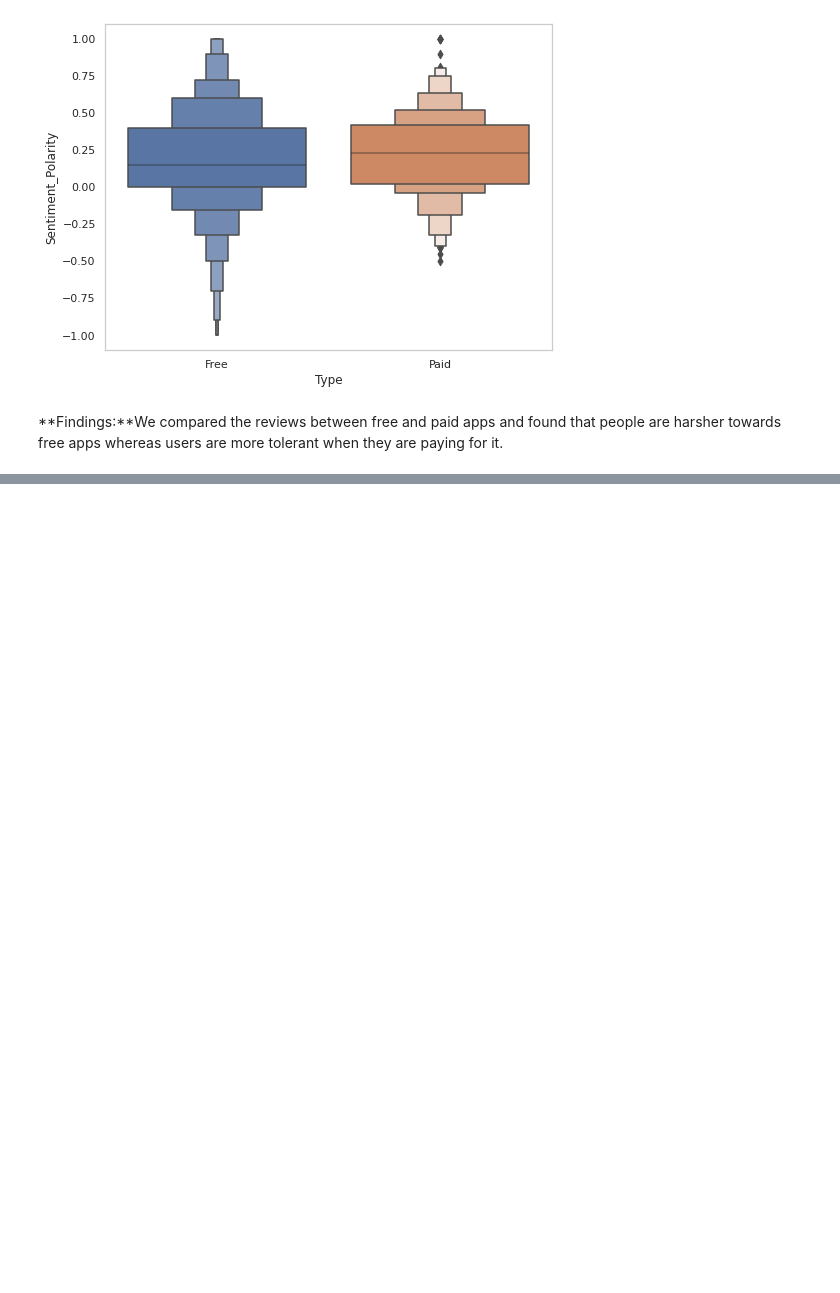
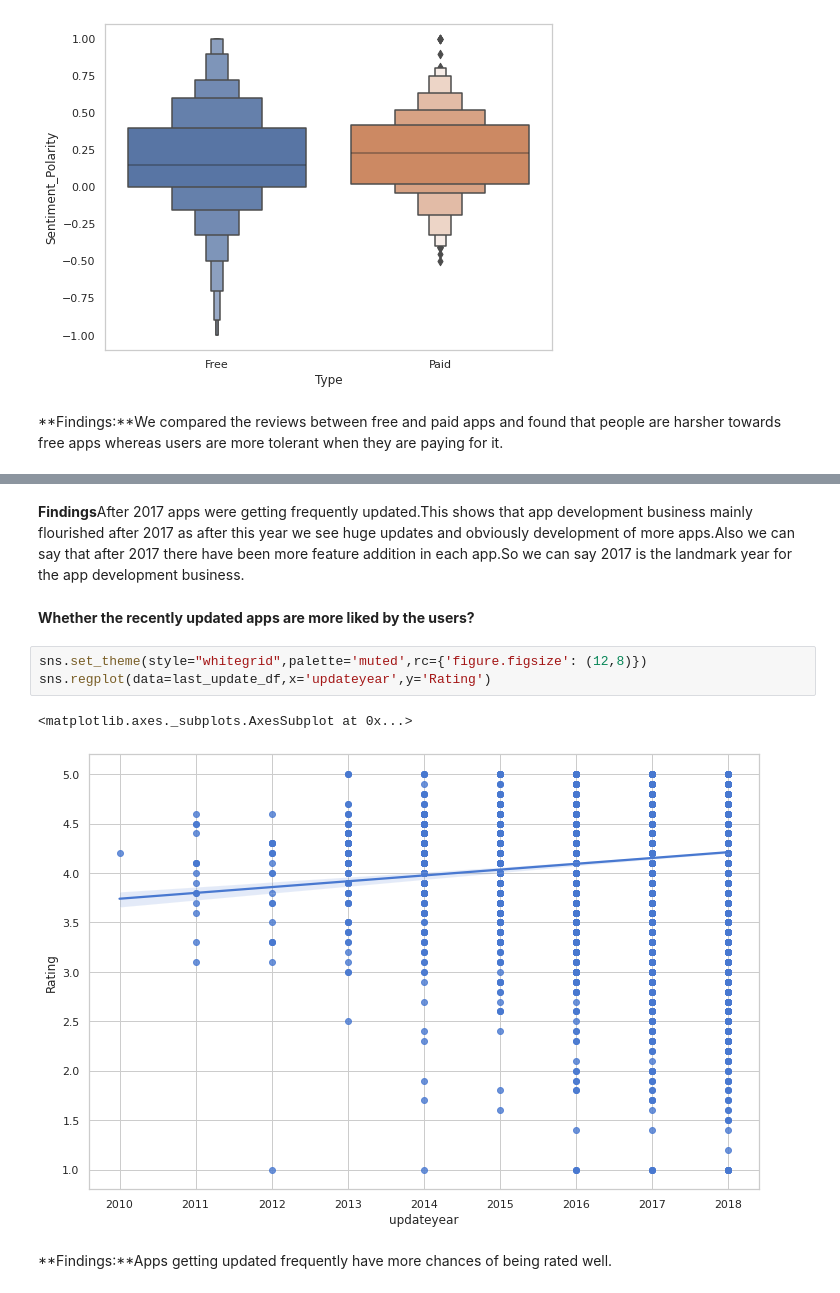
Before and after one commit to sudeep-009/PlayStoreAppReviewAnalysis, a Jupyter notebook: Copy_of_Play_Store_App_Review_Analysis_Capstone_Project.ipynb, the cells around one changed output, grey strips where cells are left out. Saved outputs shown, nothing was run; the diff lists cells and outputs as text; blank space fills up the shorter version.

```diff
--- a/Copy_of_Play_Store_App_Review_Analysis_Capstone_Project.ipynb
+++ b/Copy_of_Play_Store_App_Review_Analysis_Capstone_Project.ipynb
@@ -938,0 +984,12 @@ plt.grid(False)
+# %% [markdown]
+**Findings**After 2017 apps were getting frequently updated.This shows that app development business mainly flourished after 2017 as after this year we see huge updates and obviously development of more apps.Also we can say that after 2017 there have been more feature addition in each app.So we can say 2017 is the landmark year for the app development business.
+# %% [markdown]
+**Whether the recently updated apps are more liked by the users?**
+# %%
+sns.set_theme(style="whitegrid",palette='muted',rc={'figure.figsize': (12,8)})
+sns.regplot(data=last_update_df,x='updateyear',y='Rating')
+# %% [output]
+<matplotlib.axes._subplots.AxesSubplot at 0x...>
+[figure, added]
+# %% [markdown]
+**Findings:**Apps getting updated frequently have more chances of being rated well.
```
Also changed, not shown: parts of 8 cells of this notebook.
